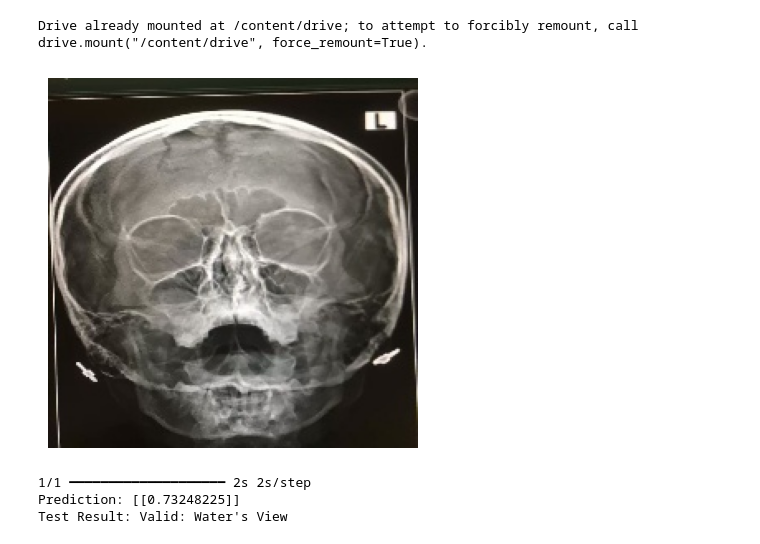
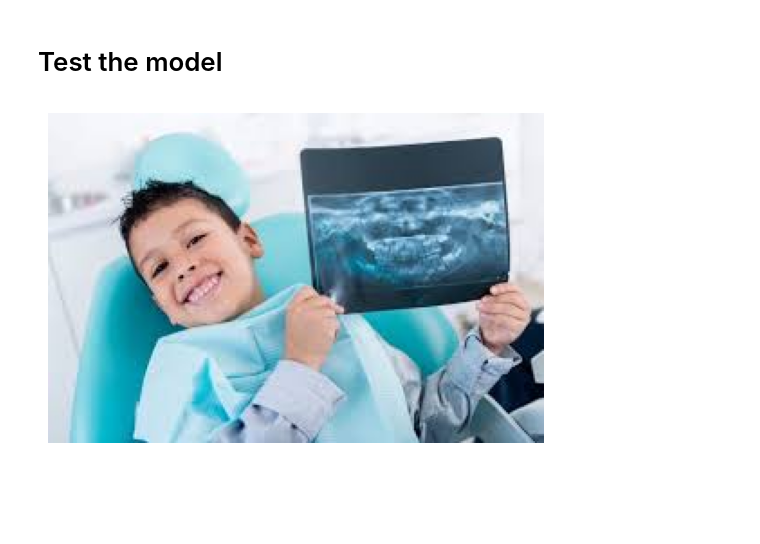
Before and after one commit to 24-25J-097/ent-disease-detection-dl-models, a Jupyter notebook: sinusitis_detection_and_severity_classification/waters_view_validator/test_validate_xray_image.ipynb, the cells around one changed output. Drawn from its saved outputs; the diff is of its cells as text; code cells hidden in the pictures; blank space fills up the shorter version.

Commit message:
[sinusitis] tryout

```diff
--- a/sinusitis_detection_and_severity_classification/waters_view_validator/test_validate_xray_image.ipynb
+++ b/sinusitis_detection_and_severity_classification/waters_view_validator/test_validate_xray_image.ipynb
@@ -1,18 +18,4 @@
 # %%
-import cv2
-import numpy as np
-import matplotlib.pyplot as plt
-from PIL import Image, ImageOps
-from tensorflow.keras.models import load_model
-
-# Mount Google Drive (if using Google Colab)
-from google.colab import drive
-drive.mount('/content/drive')
-
-IMG_HEIGHT, IMG_WIDTH = 224, 224
-
-# Load the trained model
-model = load_model('/content/drive/MyDrive/sinusities/improved_waters_view_validator_model.h5', compile=False)
 
 # Function to preprocess an image
 def preprocess_image(image_path):
@@ -41,22 +44,20 @@ def classify_image(image_path):
             return "Invalid Image"
     except Exception as e:
         return f"Error: {e}"
-
-# Test the model
-test_image_path = "/content/drive/MyDrive/sinusities/test_waters_view/moderate_sinus_91.jpg"
-
-image = Image.open(test_image_path).convert("RGB")
-
-# Show the image using matplotlib
-plt.imshow(image)
-plt.axis('off')  # Hide axes
-plt.show()
-
-result = classify_image(test_image_path)
-print(f"Test Result: {result}")
-# %% [output]
-Drive already mounted at /content/drive; to attempt to forcibly remount, call drive.mount("/content/drive", force_remount=True).
-[figure, removed]
-1/1 ━━━━━━━━━━━━━━━━━━━━ 2s 2s/step
-Prediction: [[0.73248225]]
-Test Result: Valid: Water's View
+# %% [markdown]
+# Test the model
+# %%
+# Test the model
+image_path_valid = "E:\SLIIT\__4th_Year\Research Project - IT4010\Dataset - Waters View Sinus X Ray\sinusities_dataset\mild\mild_18.JPEG"
+image_path_invalid = "E:\SLIIT\__4th_Year\Research Project - IT4010\Dataset - Waters View Sinus X Ray\\test\Invalid-(test)\images.jpg"
+
+# test_image_path = "/content/drive/MyDrive/sinusities/test_waters_view/moderate_sinus_91.jpg"
+
+image = Image.open(image_path_invalid).convert("RGB")
+
+# Show the image using matplotlib
+plt.imshow(image)
+plt.axis('off')  # Hide axes
+plt.show()
+# %% [output]
+[figure, added]
```
Also changed, not shown: parts of 3 cells of this notebook.
